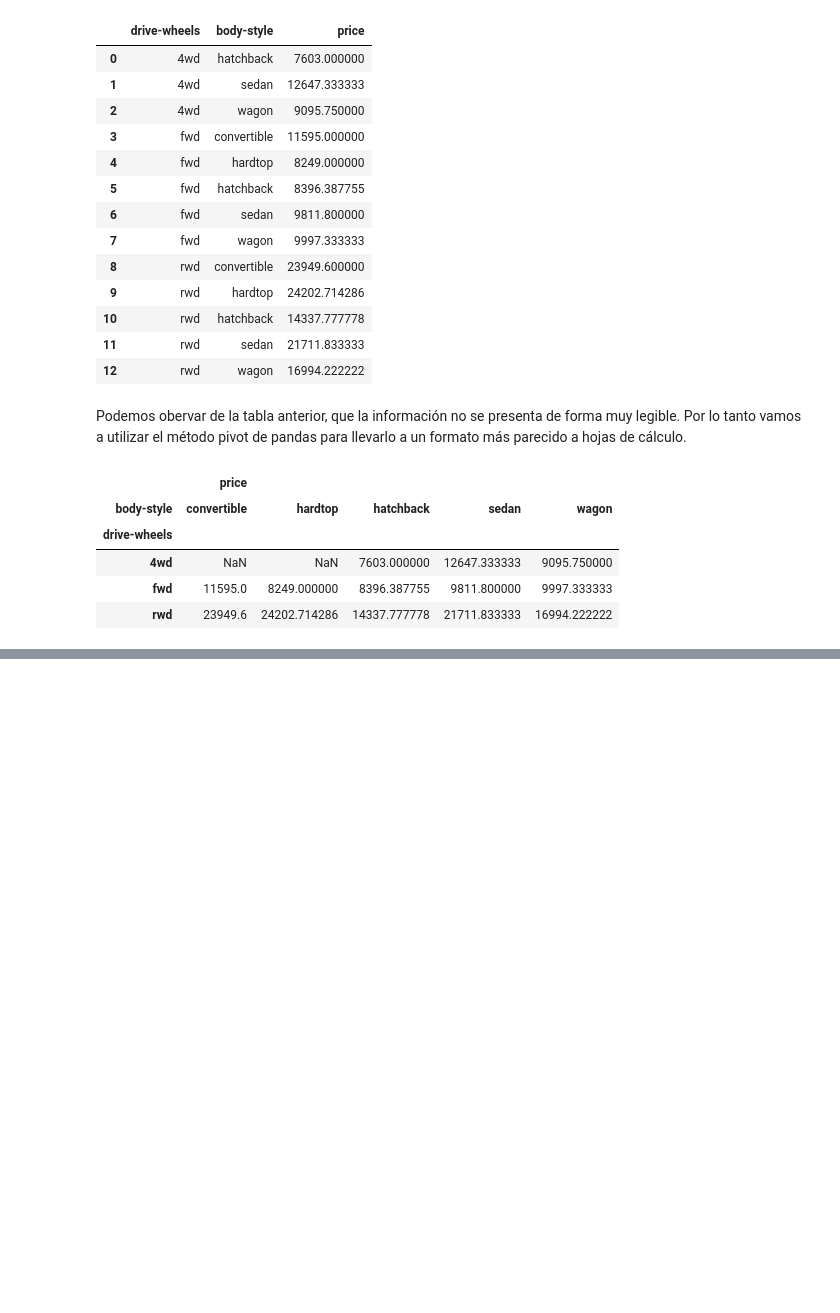
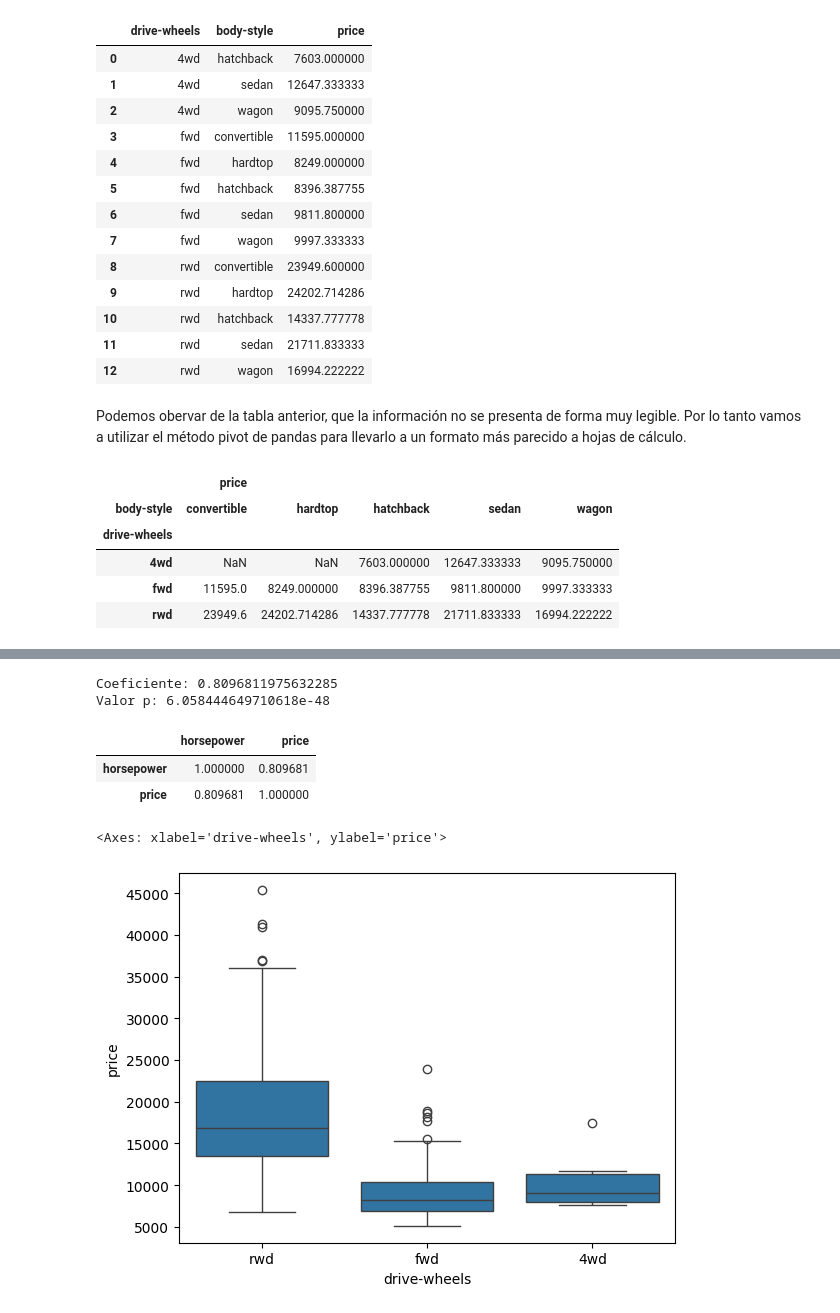
Before and after one commit to ulloa-g/exploratory_data_analysis, a Jupyter notebook: eda.ipynb, the cells around one changed output, grey strips where cells are left out. Drawn from its saved outputs; the diff is of its cells as text; code cells hidden in the pictures; blank space fills up the shorter version.

```diff
--- a/eda.ipynb
+++ b/eda.ipynb
@@ -289,0 +331,18 @@ Puedes aprender más [aquí](https://www.datacamp.com/tutorial/anova-test)
+# %%
+pearson_coef, p_value = stats.pearsonr(df["horsepower"], df["price"])  # coeficiente de correlación de Pearson
+print(f"Coeficiente: {pearson_coef}")
+print(f"Valor p: {p_value}")
+# %% [output]
+Coeficiente: 0.8096811975632285
+Valor p: 6.058444649710618e-48
+# %%
+df[['horsepower', 'price']].corr()  # coeficiente de correlación de Pearson
+# %% [output]
+|  | horsepower | price |
+| horsepower | 1.000000 | 0.809681 |
+| price | 0.809681 | 1.000000 |
+# %%
+sns.boxplot(x="drive-wheels", y="price", data=df)
+# %% [output]
+<Axes: xlabel='drive-wheels', ylabel='price'>
+[figure, added]
```
Also changed, not shown: parts of 11 cells of this notebook.
